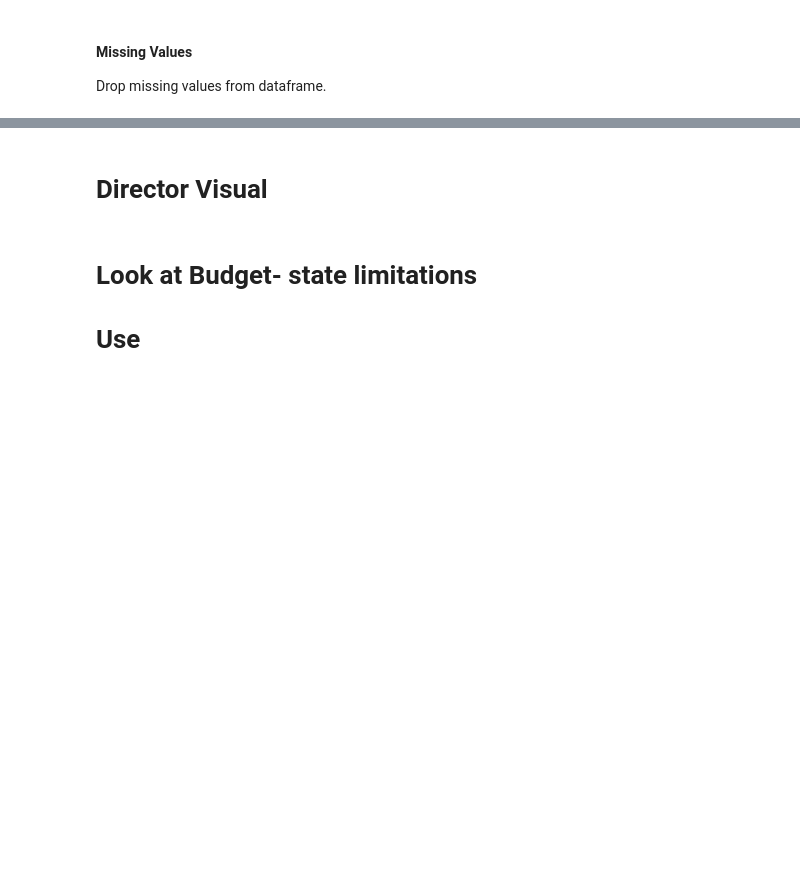
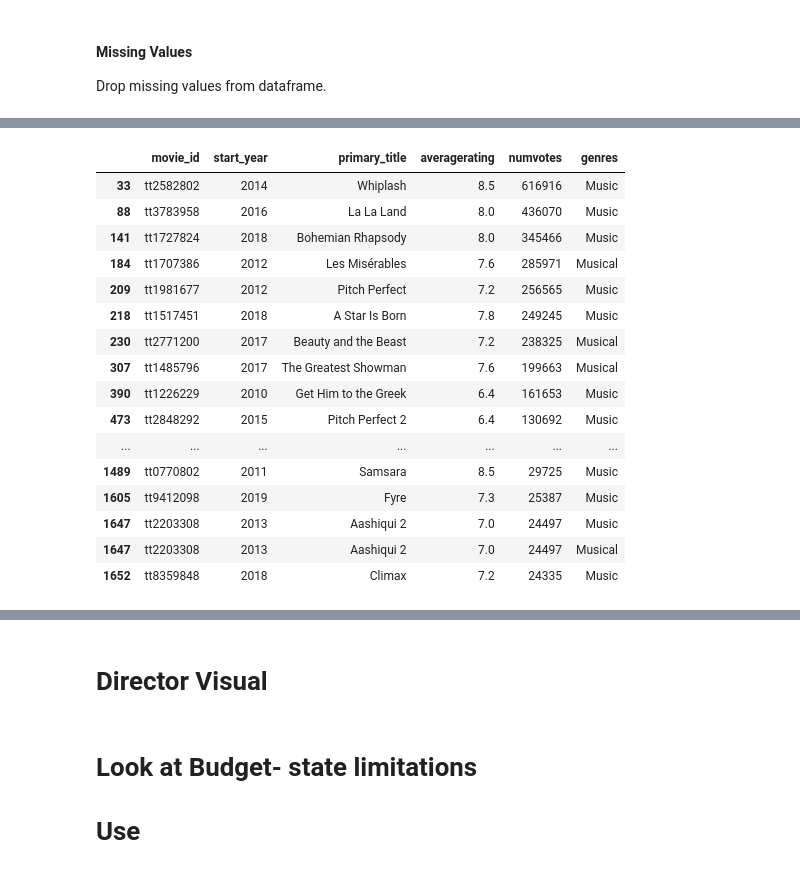
Before and after one commit to Dmvinedata/Phase1_Project, a Jupyter notebook: Microsoft_Rec_DJackson_June22.ipynb, the cells around one changed output, grey strips where cells are left out. Saved outputs shown, nothing was run; the diff lists cells and outputs as text; code cells hidden in the pictures; blank space fills up the shorter version.

```diff
--- a/Microsoft_Rec_DJackson_June22.ipynb
+++ b/Microsoft_Rec_DJackson_June22.ipynb
@@ -375,7 +374,7 @@ movieG_df.head()
 [Ref: Split Values on Rows on Stackoverflow ](https://stackoverflow.com/questions/17116814/pandas-how-do-i-split-text-in-a-column-into-multiple-rows)
 # %%
 #Spliting the genres into sep rows by ","
-s = movieG_df["genres"].str.split(",").apply(pd.Series, 1).stack()
+s = movieG_df["genres"].str.split(",").apply(pd.Series, 1, dtype = pd.StringDtype()).stack()
 s.index = s.index.droplevel(-1) # align index
 s.name = "genres" #name to join on
 s
@@ -445,3 +436,25 @@ movieG1_df.describe()
+# %%
+#Checking genres values movies to see if they are compatible to be merged
+genCat = movieG1_df.loc[(movieG1_df["genres"] == "Music") | (movieG1_df["genres"] == "Musical")]
+genCat.head(50)
+# %% [output]
+|  | movie_id | start_year | primary_title | averagerating | numvotes | genres |
+| 33 | tt2582802 | 2014 | Whiplash | 8.5 | 616916 | Music |
+| 88 | tt3783958 | 2016 | La La Land | 8.0 | 436070 | Music |
+| 141 | tt1727824 | 2018 | Bohemian Rhapsody | 8.0 | 345466 | Music |
+| 184 | tt1707386 | 2012 | Les Misérables | 7.6 | 285971 | Musical |
+| 209 | tt1981677 | 2012 | Pitch Perfect | 7.2 | 256565 | Music |
+| 218 | tt1517451 | 2018 | A Star Is Born | 7.8 | 249245 | Music |
+| 230 | tt2771200 | 2017 | Beauty and the Beast | 7.2 | 238325 | Musical |
+| 307 | tt1485796 | 2017 | The Greatest Showman | 7.6 | 199663 | Musical |
+| 390 | tt1226229 | 2010 | Get Him to the Greek | 6.4 | 161653 | Music |
+| 473 | tt2848292 | 2015 | Pitch Perfect 2 | 6.4 | 130692 | Music |
+| ... | ... | ... | ... | ... | ... | ... |
+| 1489 | tt0770802 | 2011 | Samsara | 8.5 | 29725 | Music |
+| 1605 | tt9412098 | 2019 | Fyre | 7.3 | 25387 | Music |
+| 1647 | tt2203308 | 2013 | Aashiqui 2 | 7.0 | 24497 | Music |
+| 1647 | tt2203308 | 2013 | Aashiqui 2 | 7.0 | 24497 | Musical |
+| 1652 | tt8359848 | 2018 | Climax | 7.2 | 24335 | Music |
 # %%
 # Rename values in genre to match
 movieG1_df["genres"].replace("Musical","Music", inplace = True)
```
Also changed, not shown: parts of 83 cells of this notebook.
